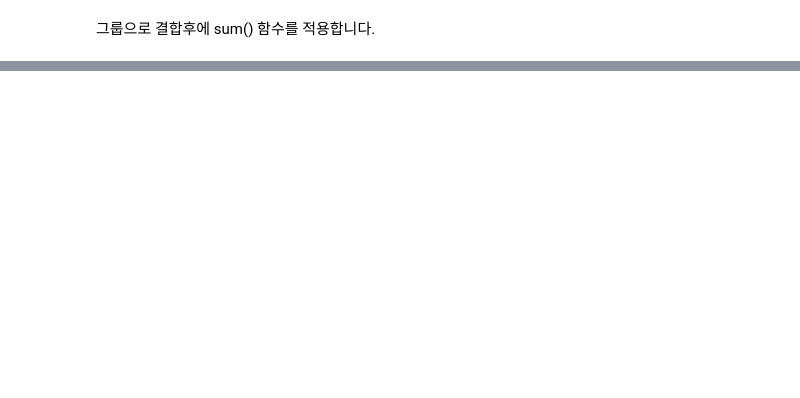
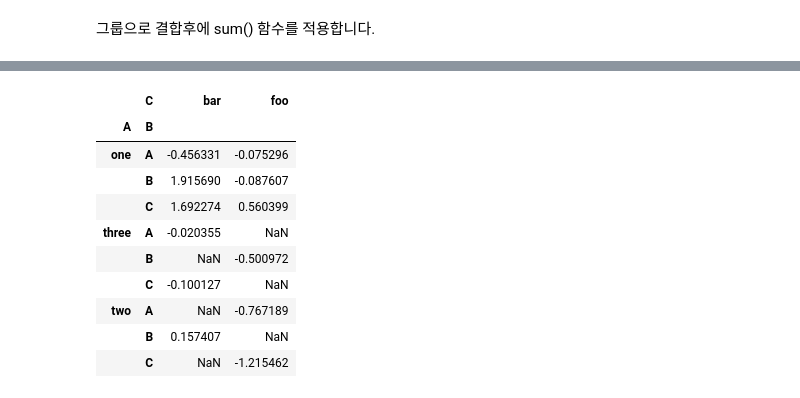
Before and after one commit to HwangHanJae/DataScience_Basic_Tect, a Jupyter notebook: pandas_10minutes_tutorial.ipynb, the cells around one changed output, grey strips where cells are left out. Cells and saved outputs as stored; diff of their text form; code cells hidden in the pictures; blank space fills up the shorter version.

```diff
--- a/pandas_10minutes_tutorial.ipynb
+++ b/pandas_10minutes_tutorial.ipynb
@@ -798,0 +894,14 @@ df.groupby("A").sum()
+# %%
+pd.pivot_table(df, values="D", index=["A","B"], columns=["C"])
+# %% [output]
+|  | C | bar | foo |
+| A | B |  |  |
+| one | A | -0.456331 | -0.075296 |
+|  | B | 1.915690 | -0.087607 |
+|  | C | 1.692274 | 0.560399 |
+| three | A | -0.020355 | NaN |
+|  | B | NaN | -0.500972 |
+|  | C | -0.100127 | NaN |
+| two | A | NaN | -0.767189 |
+|  | B | 0.157407 | NaN |
+|  | C | NaN | -1.215462 |
```
Also changed, not shown: parts of 65 cells of this notebook.
